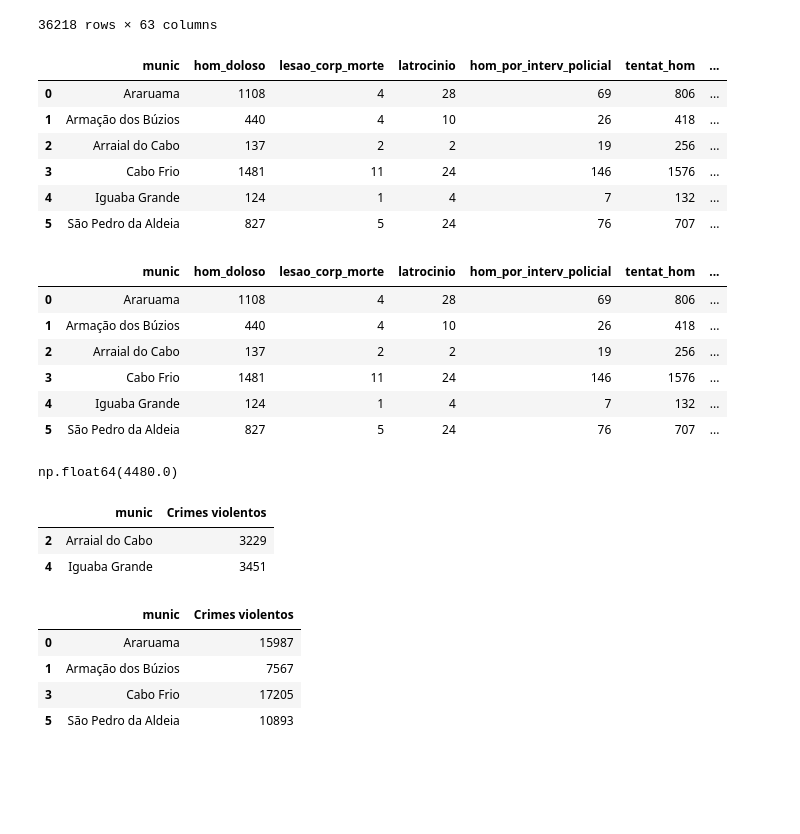
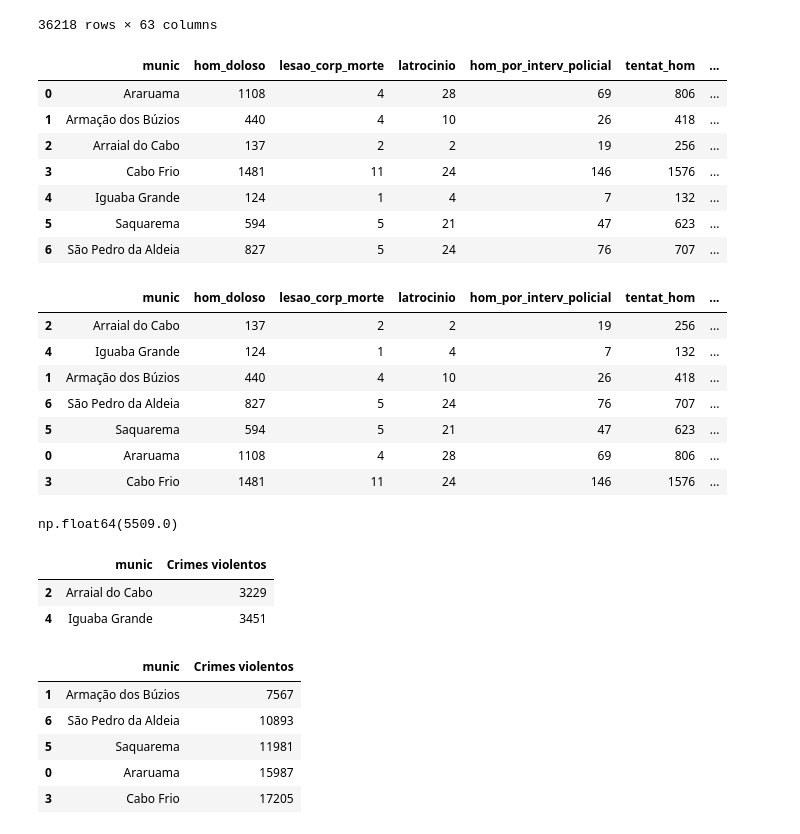
Before and after one commit to paixaomadu/repoteste, a Jupyter notebook: projeto4.ipynb, the cells around one changed output. Drawn from its saved outputs; the diff is of its cells as text; code cells hidden in the pictures; blank space fills up the shorter version.

```diff
--- a/projeto4.ipynb
+++ b/projeto4.ipynb
@@ -23,7 +23,7 @@ df
 36218 rows × 63 columns
 # %%
 #filtro das regiões dos lagos
-df_lagos = df.loc[df['munic'].isin(['Araruama', 'Arraial do Cabo', 'Armação dos Búzios', 'Cabo Frio', 'Iguaba Grande', 'São Pedro da Aldeia', 'Saguarema'])]
+df_lagos = df.loc[df['munic'].isin(['Araruama', 'Arraial do Cabo', 'Armação dos Búzios', 'Cabo Frio', 'Iguaba Grande', 'São Pedro da Aldeia', 'Saquarema'])]
 # %%
 #junção do ano, municipio e estelionato
 df_vio = df_lagos.groupby('munic')[['hom_doloso', 'lesao_corp_morte', 'latrocinio',  'hom_por_interv_policial', 'tentat_hom', 'lesao_corp_dolosa','estupro']].sum().reset_index()
@@ -35,18 +35,21 @@ df_vio
 | 2 | Arraial do Cabo | 137 | 2 | 2 | 19 | 256 | ... |
 | 3 | Cabo Frio | 1481 | 11 | 24 | 146 | 1576 | ... |
 | 4 | Iguaba Grande | 124 | 1 | 4 | 7 | 132 | ... |
-| 5 | São Pedro da Aldeia | 827 | 5 | 24 | 76 | 707 | ... |
+| 5 | Saquarema | 594 | 5 | 21 | 47 | 623 | ... |
+| 6 | São Pedro da Aldeia | 827 | 5 | 24 | 76 | 707 | ... |
 # %%
 df_vio['Crimes violentos']= df_vio['hom_doloso'] + df_vio['lesao_corp_morte'] + df_vio['hom_por_interv_policial']+df_vio['latrocinio']+ df_vio['tentat_hom']+ df_vio['lesao_corp_dolosa']+ df_vio['estupro']
+df_vio= df_vio.sort_values(by= 'Crimes violentos')
 df_vio
 # %% [output]
 |  | munic | hom_doloso | lesao_corp_morte | latrocinio | hom_por_interv_policial | tentat_hom | ... |
+| 2 | Arraial do Cabo | 137 | 2 | 2 | 19 | 256 | ... |
+| 4 | Iguaba Grande | 124 | 1 | 4 | 7 | 132 | ... |
+| 1 | Armação dos Búzios | 440 | 4 | 10 | 26 | 418 | ... |
+| 6 | São Pedro da Aldeia | 827 | 5 | 24 | 76 | 707 | ... |
+| 5 | Saquarema | 594 | 5 | 21 | 47 | 623 | ... |
 | 0 | Araruama | 1108 | 4 | 28 | 69 | 806 | ... |
-| 1 | Armação dos Búzios | 440 | 4 | 10 | 26 | 418 | ... |
-| 2 | Arraial do Cabo | 137 | 2 | 2 | 19 | 256 | ... |
 | 3 | Cabo Frio | 1481 | 11 | 24 | 146 | 1576 | ... |
-| 4 | Iguaba Grande | 124 | 1 | 4 | 7 | 132 | ... |
-| 5 | São Pedro da Aldeia | 827 | 5 | 24 | 76 | 707 | ... |
 # %%
 #array dos crimes
 crimes= df_vio['Crimes violentos']
@@ -56,7 +59,7 @@ dados= np.array(crimes)
 q1= np.percentile(dados, 25)
 q1
 # %% [output]
-np.float64(4480.0)
+np.float64(5509.0)
 # %%
 #condição menor que 25%
 df_maior= df_vio.loc[(df_vio['Crimes violentos'] <= q1)]
@@ -70,10 +73,12 @@ df_maior
 #condição maior que 25%
 df_maior= df_vio.loc[(df_vio['Crimes violentos'] >= q1)]
 df_maior=df_maior[['munic', 'Crimes violentos']]
+df_maior= df_maior.sort_values(by= 'Crimes violentos')
 df_maior
 # %% [output]
 |  | munic | Crimes violentos |
+| 1 | Armação dos Búzios | 7567 |
+| 6 | São Pedro da Aldeia | 10893 |
+| 5 | Saquarema | 11981 |
 | 0 | Araruama | 15987 |
-| 1 | Armação dos Búzios | 7567 |
 | 3 | Cabo Frio | 17205 |
-| 5 | São Pedro da Aldeia | 10893 |
```
Also changed, not shown: parts of 1 cell of this notebook, 1 other file.
